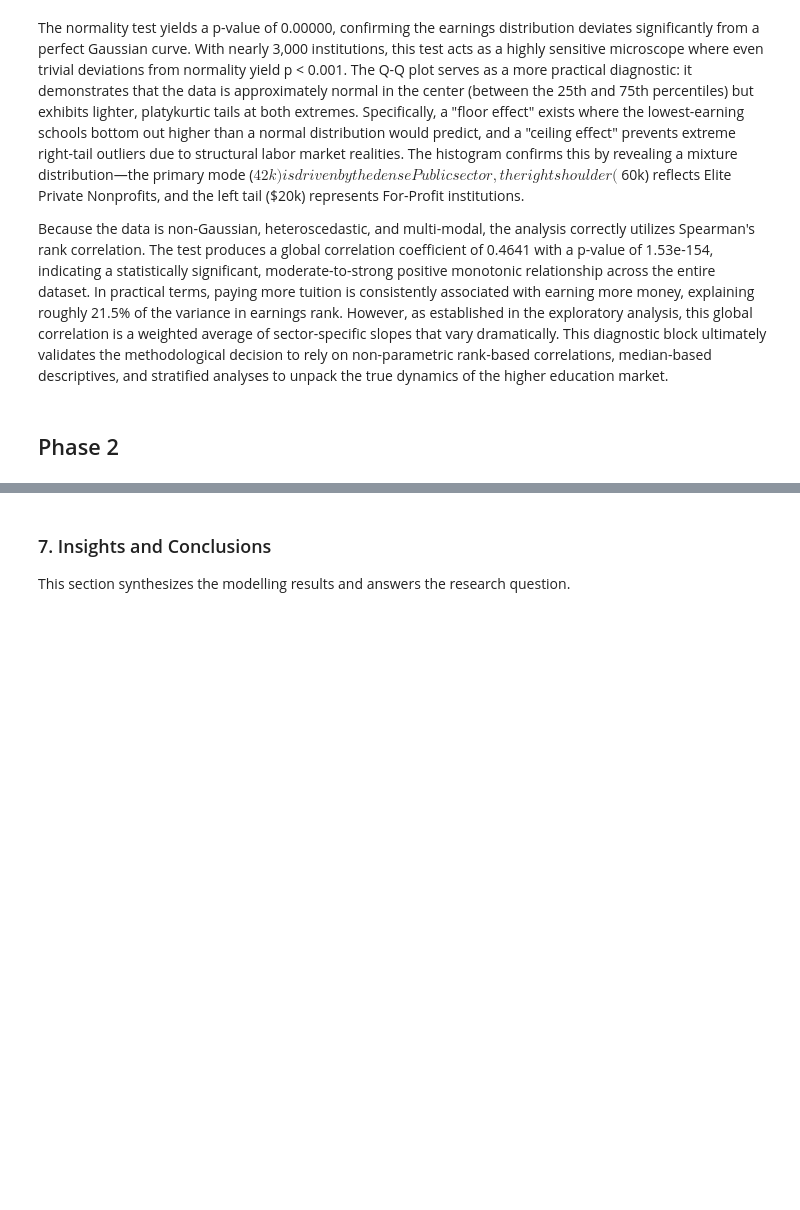
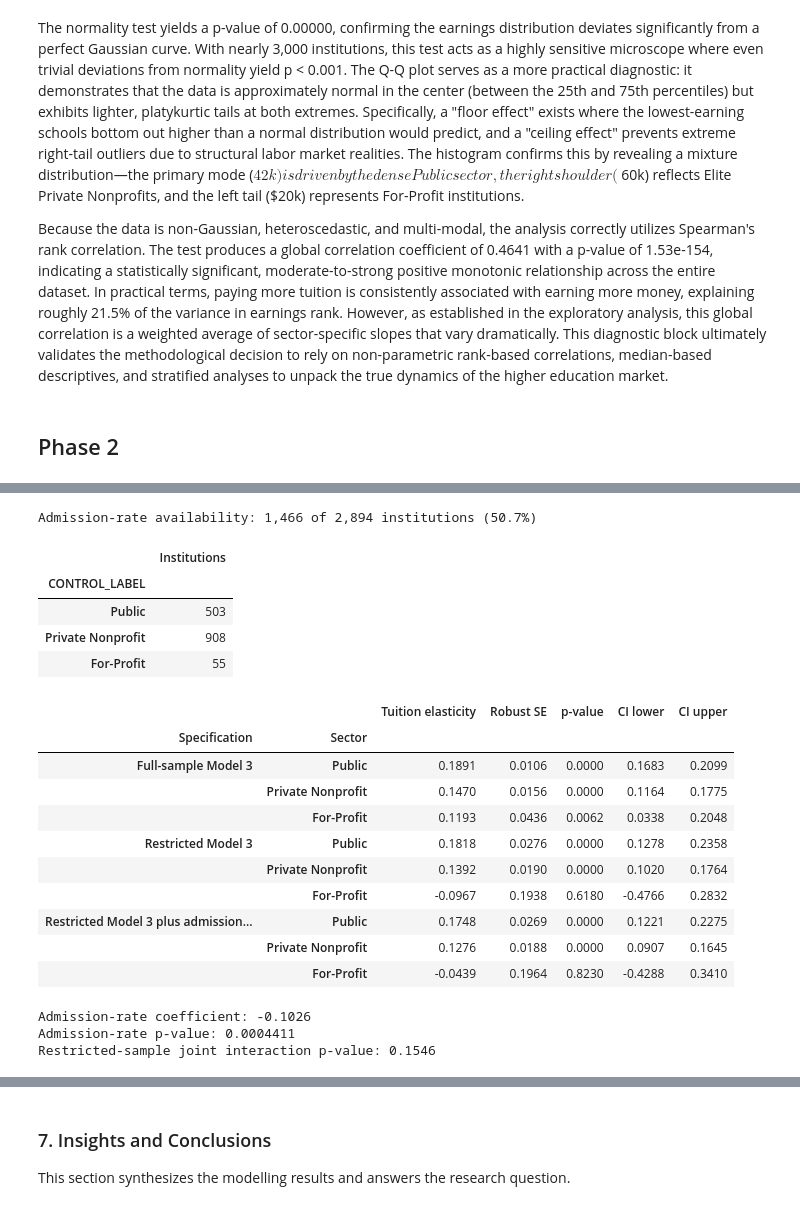
Before and after one commit to sakudiff/Data-102-MC01, a Jupyter notebook: DATA102_Project_Group1.ipynb, the cells around one changed output, grey strips where cells are left out. Cells and saved outputs as stored; diff of their text form; code cells hidden in the pictures; blank space fills up the shorter version.

```diff
--- a/DATA102_Project_Group1.ipynb
+++ b/DATA102_Project_Group1.ipynb
@@ -905,0 +1108,63 @@ plt.show()
+# %%
+selectivity_data = model_data.dropna(subset=["ADM_RATE"]).copy()
+model3_selectivity_subset = smf.ols(
+    model3_formula, data=selectivity_data
+).fit(cov_type="HC3")
+model3_with_selectivity = smf.ols(
+    f"{model3_formula} + ADM_RATE", data=selectivity_data
+).fit(cov_type="HC3")
+
+selectivity_counts = (
+    selectivity_data["CONTROL_LABEL"]
+    .value_counts()
+    .reindex(["Public", "Private Nonprofit", "For-Profit"])
+    .rename("Institutions")
+    .to_frame()
+)
+selectivity_slopes = pd.concat(
+    {
+        "Full-sample Model 3": model3_slopes,
+        "Restricted Model 3": sector_slope_table(model3_selectivity_subset),
+        "Restricted Model 3 plus admission rate": sector_slope_table(model3_with_selectivity),
+    },
+    names=["Specification", "Sector"],
+)
+selectivity_interactions = [
+    name
+    for name in model3_with_selectivity.params.index
+    if name.startswith("log_tuition:")
+]
+selectivity_interaction_statistic, selectivity_interaction_p_value = joint_wald_test(
+    model3_with_selectivity, selectivity_interactions
+)
+
+print(
+    f"Admission-rate availability: {len(selectivity_data):,} of {len(model_data):,} "
+    f"institutions ({len(selectivity_data) / len(model_data):.1%})"
+)
+display(selectivity_counts)
+display(selectivity_slopes.round(4))
+print(f"Admission-rate coefficient: {model3_with_selectivity.params['ADM_RATE']:.4f}")
+print(f"Admission-rate p-value: {model3_with_selectivity.pvalues['ADM_RATE']:.4g}")
+print(f"Restricted-sample joint interaction p-value: {selectivity_interaction_p_value:.4g}")
+# %% [output]
+Admission-rate availability: 1,466 of 2,894 institutions (50.7%)
+|  | Institutions |
+| CONTROL_LABEL |  |
+| Public | 503 |
+| Private Nonprofit | 908 |
+| For-Profit | 55 |
+|  |  | Tuition elasticity | Robust SE | p-value | CI lower | CI upper |
+| Specification | Sector |  |  |  |  |  |
+| Full-sample Model 3 | Public | 0.1891 | 0.0106 | 0.0000 | 0.1683 | 0.2099 |
+|  | Private Nonprofit | 0.1470 | 0.0156 | 0.0000 | 0.1164 | 0.1775 |
+|  | For-Profit | 0.1193 | 0.0436 | 0.0062 | 0.0338 | 0.2048 |
+| Restricted Model 3 | Public | 0.1818 | 0.0276 | 0.0000 | 0.1278 | 0.2358 |
+|  | Private Nonprofit | 0.1392 | 0.0190 | 0.0000 | 0.1020 | 0.1764 |
+|  | For-Profit | -0.0967 | 0.1938 | 0.6180 | -0.4766 | 0.2832 |
+| Restricted Model 3 plus admission... | Public | 0.1748 | 0.0269 | 0.0000 | 0.1221 | 0.2275 |
+|  | Private Nonprofit | 0.1276 | 0.0188 | 0.0000 | 0.0907 | 0.1645 |
+|  | For-Profit | -0.0439 | 0.1964 | 0.8230 | -0.4288 | 0.3410 |
+Admission-rate coefficient: -0.1026
+Admission-rate p-value: 0.0004411
+Restricted-sample joint interaction p-value: 0.1546
```
Also changed, not shown: parts of 16 cells of this notebook, 2 other files.
